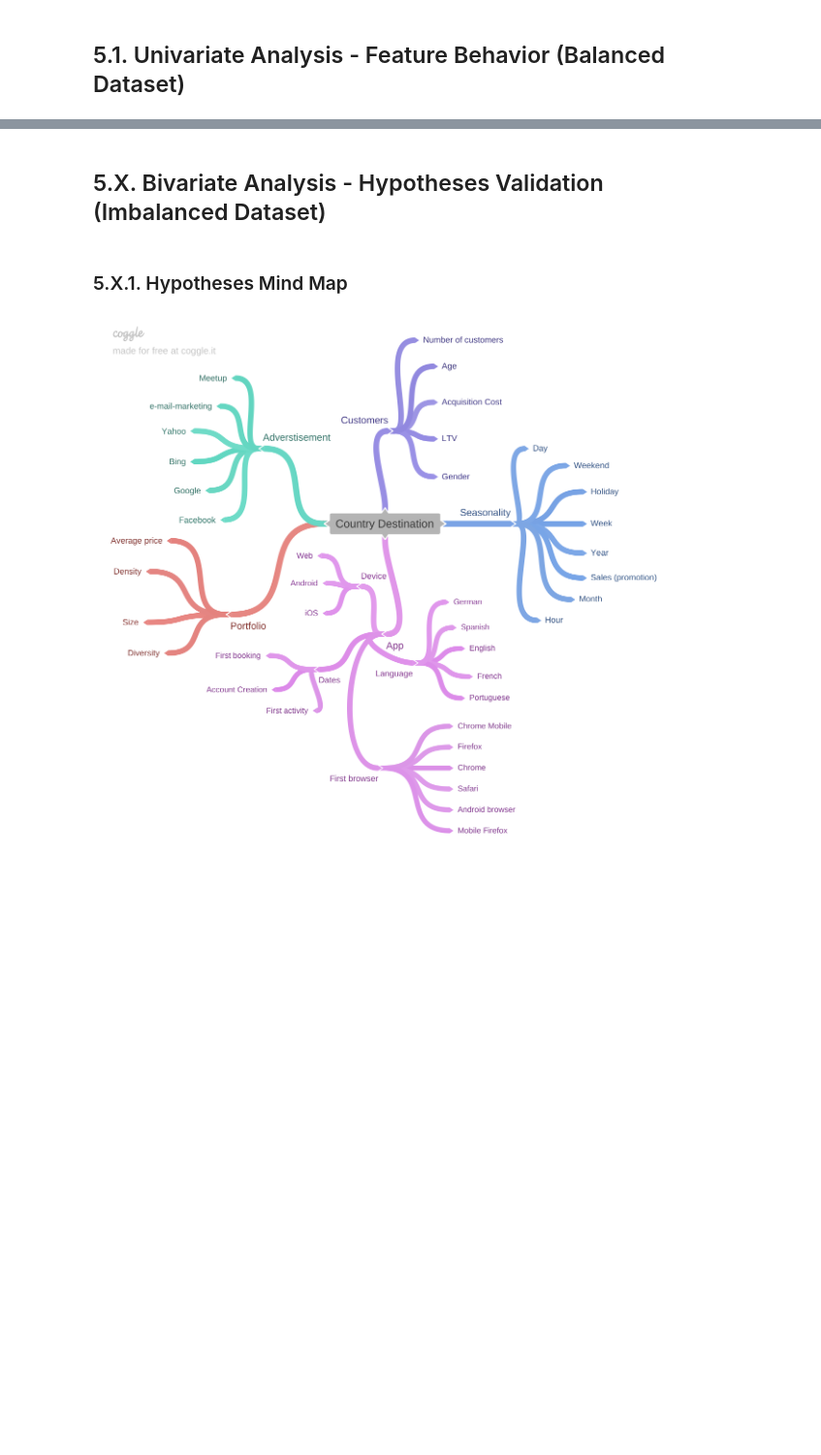
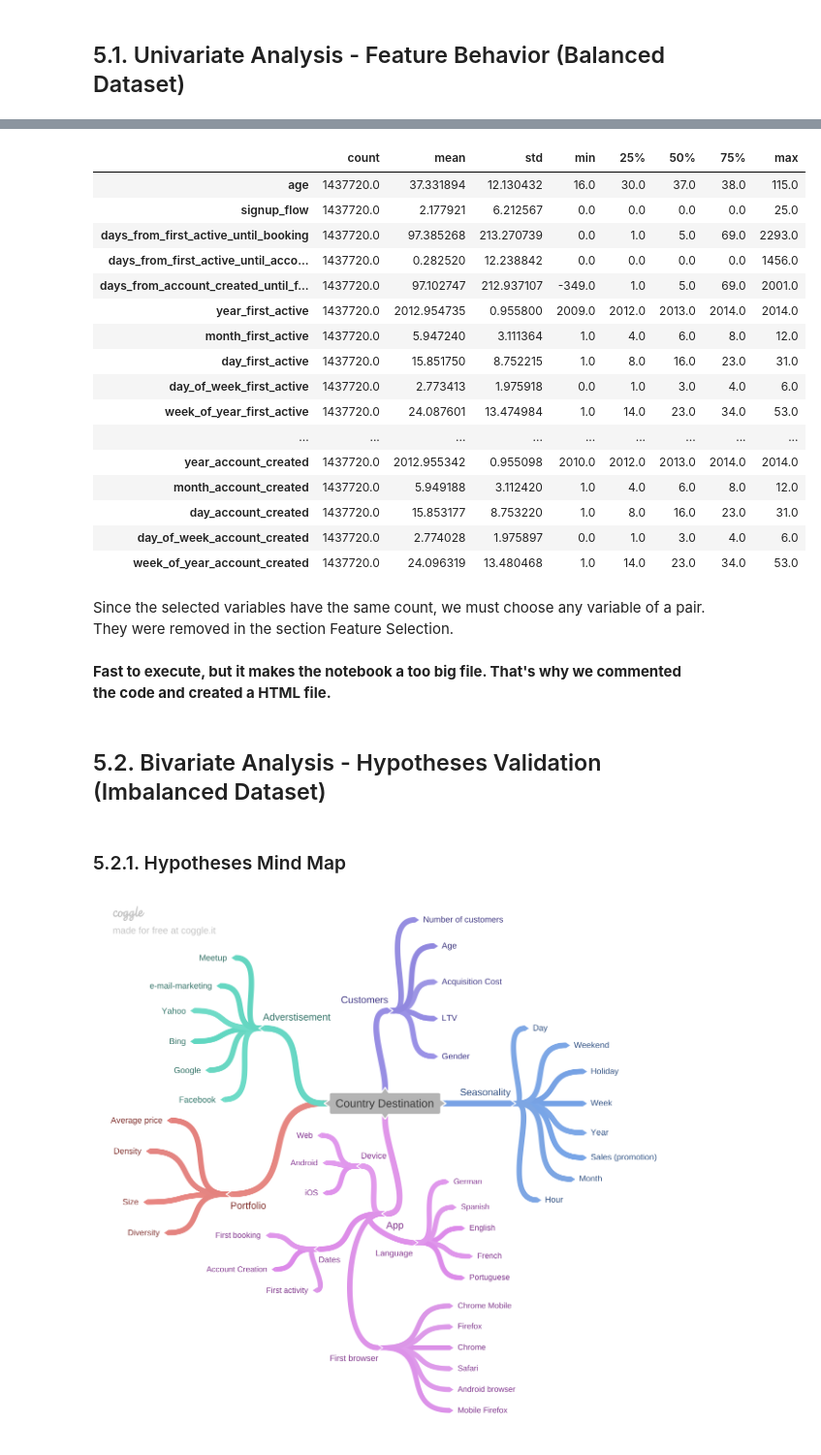
Before and after one commit to lucasquemelli/airbnb, a Jupyter notebook: airbnb.ipynb, the cells around one changed output, grey strips where cells are left out. Shown at 97% size. Drawn from its saved outputs; the diff is of its cells as text; code cells hidden in the pictures; blank space fills up the shorter version.

Commit message:
finished feature selection

```diff
--- a/airbnb.ipynb
+++ b/airbnb.ipynb
@@ -1173,7 +1148,31 @@ Since the selected variables have the same count, we must choose any variable of
+# %%
+df50.describe().T
+# %% [output]
+|  | count | mean | std | min | 25% | 50% | 75% | max |
+| age | 1437720.0 | 37.331894 | 12.130432 | 16.0 | 30.0 | 37.0 | 38.0 | 115.0 |
+| signup_flow | 1437720.0 | 2.177921 | 6.212567 | 0.0 | 0.0 | 0.0 | 0.0 | 25.0 |
+| days_from_first_active_until_booking | 1437720.0 | 97.385268 | 213.270739 | 0.0 | 1.0 | 5.0 | 69.0 | 2293.0 |
+| days_from_first_active_until_acco... | 1437720.0 | 0.282520 | 12.238842 | 0.0 | 0.0 | 0.0 | 0.0 | 1456.0 |
+| days_from_account_created_until_f... | 1437720.0 | 97.102747 | 212.937107 | -349.0 | 1.0 | 5.0 | 69.0 | 2001.0 |
+| year_first_active | 1437720.0 | 2012.954735 | 0.955800 | 2009.0 | 2012.0 | 2013.0 | 2014.0 | 2014.0 |
+| month_first_active | 1437720.0 | 5.947240 | 3.111364 | 1.0 | 4.0 | 6.0 | 8.0 | 12.0 |
+| day_first_active | 1437720.0 | 15.851750 | 8.752215 | 1.0 | 8.0 | 16.0 | 23.0 | 31.0 |
+| day_of_week_first_active | 1437720.0 | 2.773413 | 1.975918 | 0.0 | 1.0 | 3.0 | 4.0 | 6.0 |
+| week_of_year_first_active | 1437720.0 | 24.087601 | 13.474984 | 1.0 | 14.0 | 23.0 | 34.0 | 53.0 |
+| ... | ... | ... | ... | ... | ... | ... | ... | ... |
+| year_account_created | 1437720.0 | 2012.955342 | 0.955098 | 2010.0 | 2012.0 | 2013.0 | 2014.0 | 2014.0 |
+| month_account_created | 1437720.0 | 5.949188 | 3.112420 | 1.0 | 4.0 | 6.0 | 8.0 | 12.0 |
+| day_account_created | 1437720.0 | 15.853177 | 8.753220 | 1.0 | 8.0 | 16.0 | 23.0 | 31.0 |
+| day_of_week_account_created | 1437720.0 | 2.774028 | 1.975897 | 0.0 | 1.0 | 3.0 | 4.0 | 6.0 |
+| week_of_year_account_created | 1437720.0 | 24.096319 | 13.480468 | 1.0 | 14.0 | 23.0 | 34.0 | 53.0 |
+# %% [markdown]
+Since the selected variables have the same count, we must choose any variable of a pair. They were removed in the section Feature Selection.
+# %% [markdown]
+**Fast to execute, but it makes the notebook a too big file. That's why we commented the code and created a HTML file.**
 # %% [markdown]
-## 5.X. Bivariate Analysis - Hypotheses Validation (Imbalanced Dataset)
+## 5.2. Bivariate Analysis - Hypotheses Validation (Imbalanced Dataset)
 # %% [markdown]
-### 5.X.1. Hypotheses Mind Map
+### 5.2.1. Hypotheses Mind Map
 # %%
 Image("images/HypothesesMindMap.png")
 # %% [output]
```
Also changed, not shown: parts of 160 cells of this notebook.
